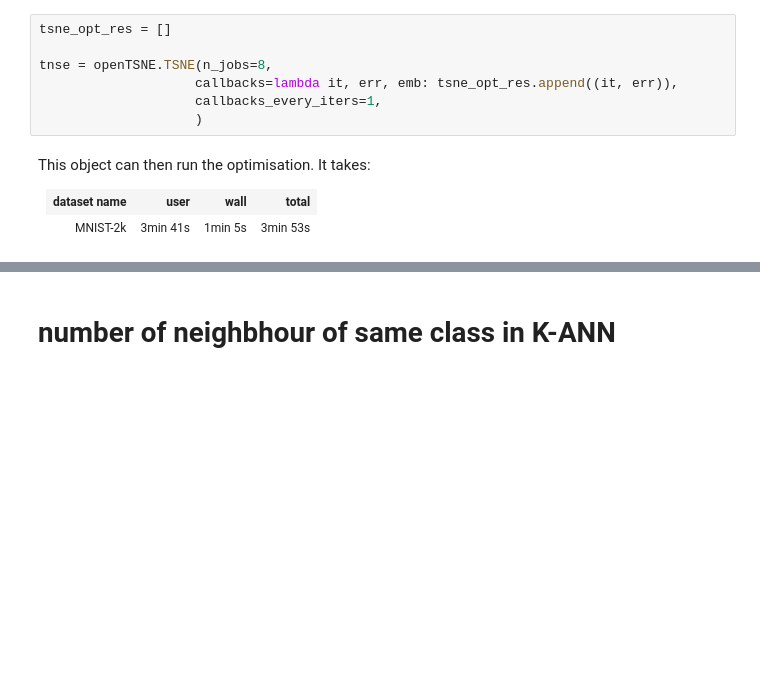
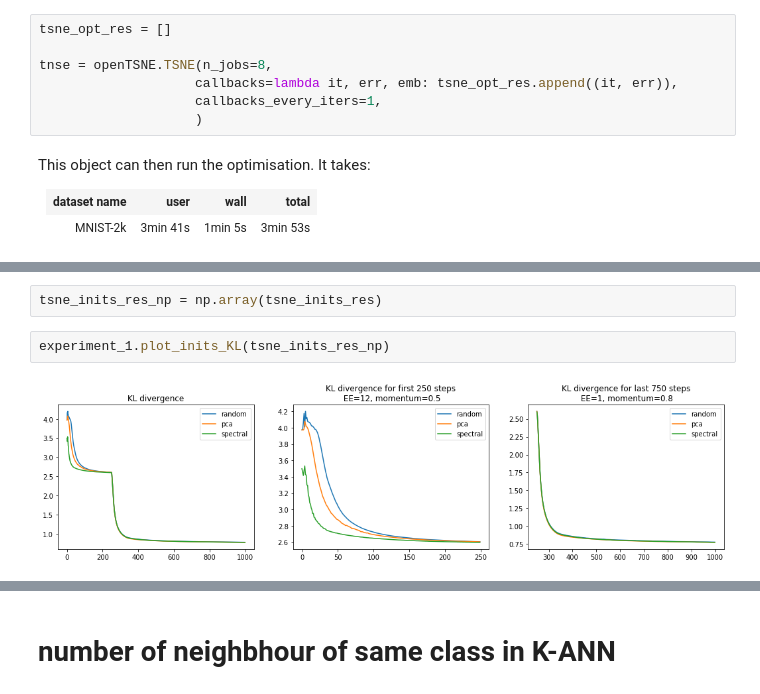
Before and after one commit to toinsson/raviz, a Jupyter notebook: Experiments.ipynb, the cells around one changed output, grey strips where cells are left out. Cells and saved outputs as stored; diff of their text form; blank space fills up the shorter version.

```diff
--- a/Experiments.ipynb
+++ b/Experiments.ipynb
@@ -108,0 +160,6 @@ _=ax[1].set_xlabel('iterations')
+# %%
+tsne_inits_res_np = np.array(tsne_inits_res)
+# %%
+experiment_1.plot_inits_KL(tsne_inits_res_np)
+# %% [output]
+[figure, added]
```
Also changed, not shown: parts of 17 cells of this notebook, 2 other files.
